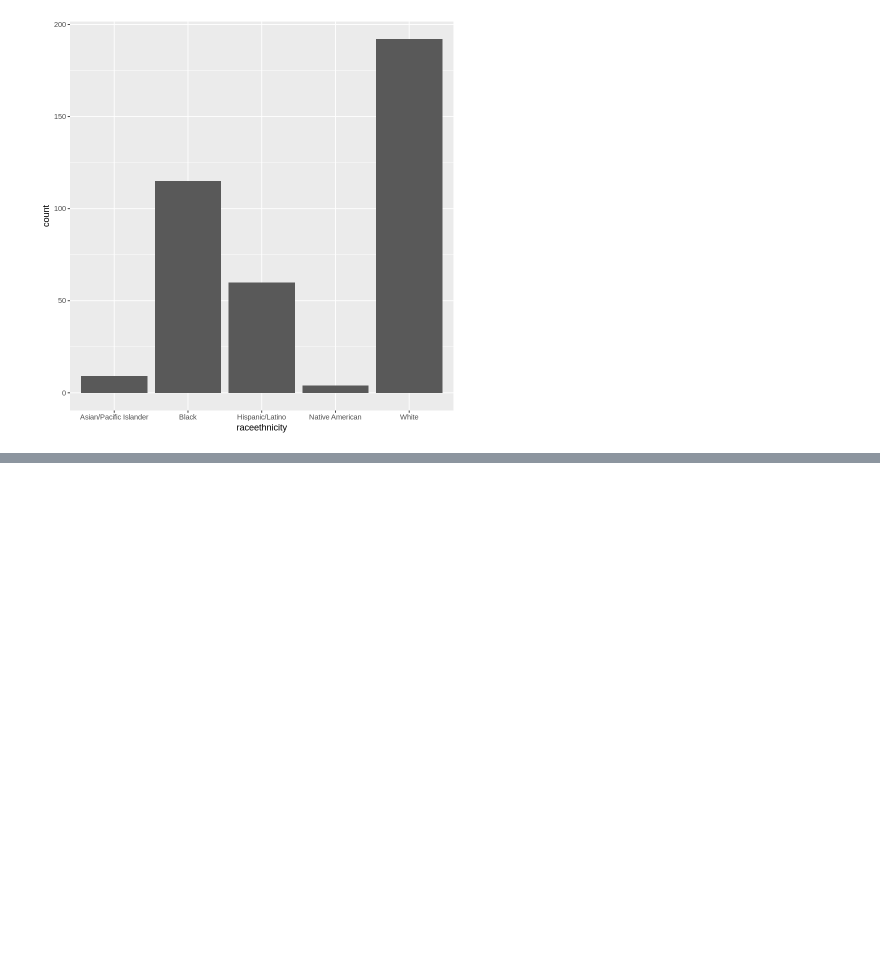
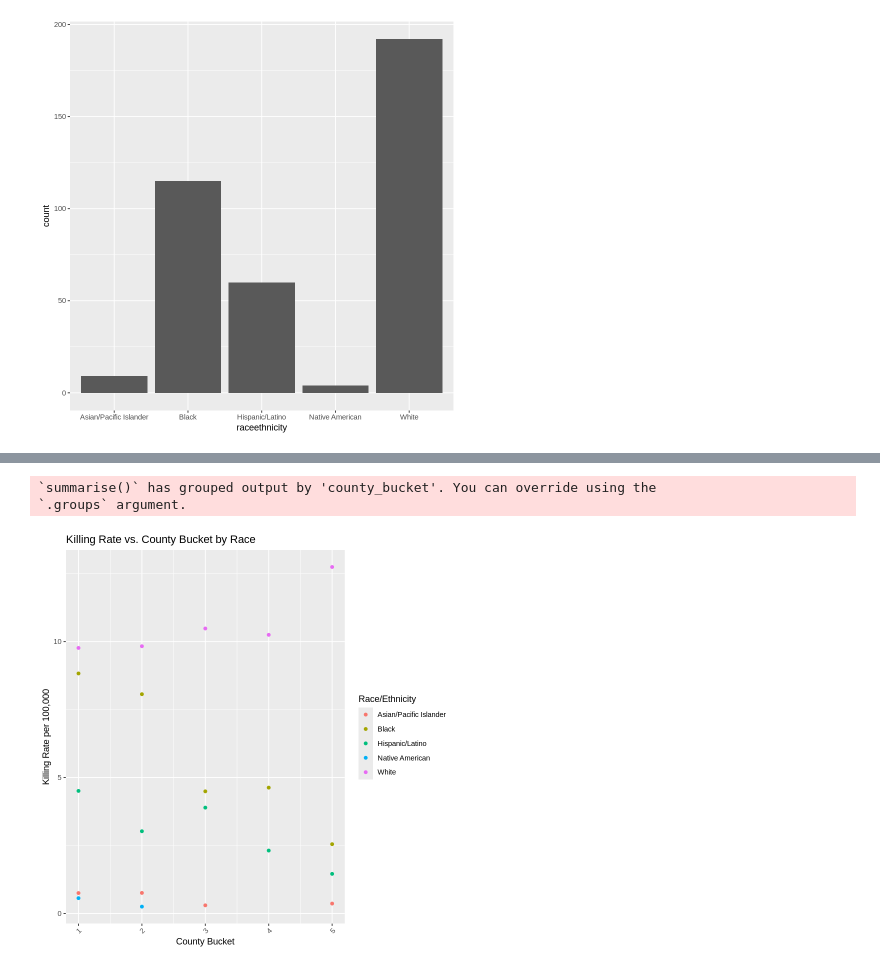
Before and after one commit to bwaves26/statclass, a Jupyter notebook: finalproject.ipynb, the cells around one changed output, grey strips where cells are left out. Cells and saved outputs as stored; diff of their text form; code cells hidden in the pictures; blank space fills up the shorter version.

```diff
--- a/finalproject.ipynb
+++ b/finalproject.ipynb
@@ -75,3 +143,37 @@ ggplot(killings_and_population, aes(x = raceethnicity, y = rate)) +
+# %%
+# prompt: based on the killrate graph add county bucet to that dataframe with race on x
+
+# Assuming you want a scatterplot of killing rate vs. county bucket, colored by race
+
+# First, calculate the killing rate per county bucket and race
+killings_by_county_race <- police_killings_clean %>%
+  group_by(county_bucket, raceethnicity) %>%
+  summarize(killings = n())
+
+# Calculate total population per county bucket
+population_by_county <- police_killings_clean %>%
+  group_by(county_bucket) %>%
+  summarize(total_pop = sum(pop))
+
+# Merge the two dataframes
+killings_data <- merge(killings_by_county_race, population_by_county, by = "county_bucket")
+
+# Calculate the killing rate
+killings_data <- killings_data %>%
+  mutate(killing_rate = (killings / total_pop) * 100000) # Rate per 100,000
+
+# Create the scatterplot
+ggplot(killings_data, aes(x = as.numeric(county_bucket), y = killing_rate, color = raceethnicity)) +
+  geom_point() +
+  labs(title = "Killing Rate vs. County Bucket by Race",
+       x = "County Bucket",
+       y = "Killing Rate per 100,000",
+       color = "Race/Ethnicity") +
+  theme(axis.text.x = element_text(angle = 45, hjust = 1)) # Rotate x-axis labels if needed
+# %% [output]
+`summarise()` has grouped output by 'county_bucket'. You can override using the
+`.groups` argument.
+[figure, added]
 # %%
 # prompt: what question should i ask next
 
```
Also changed, not shown: parts of 5 cells of this notebook.
